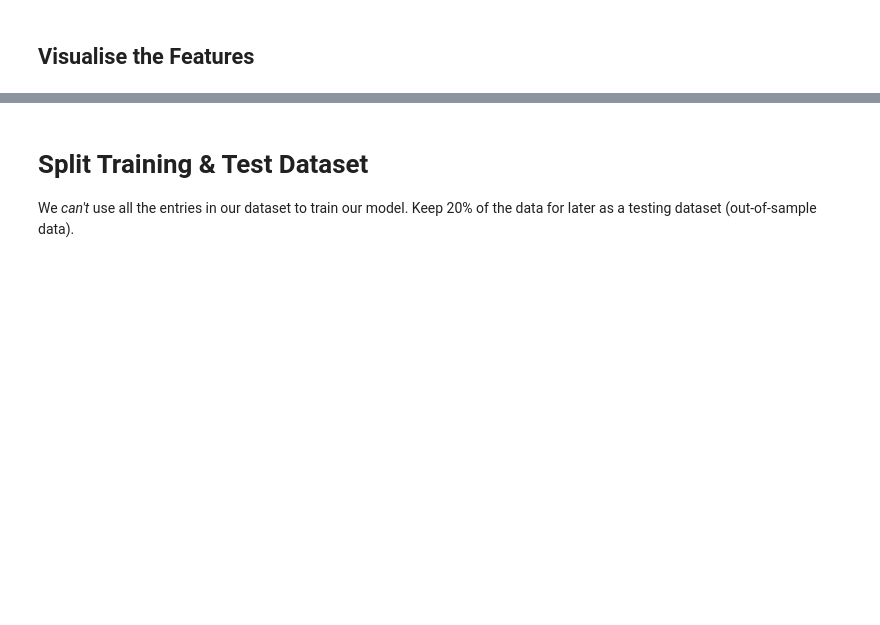
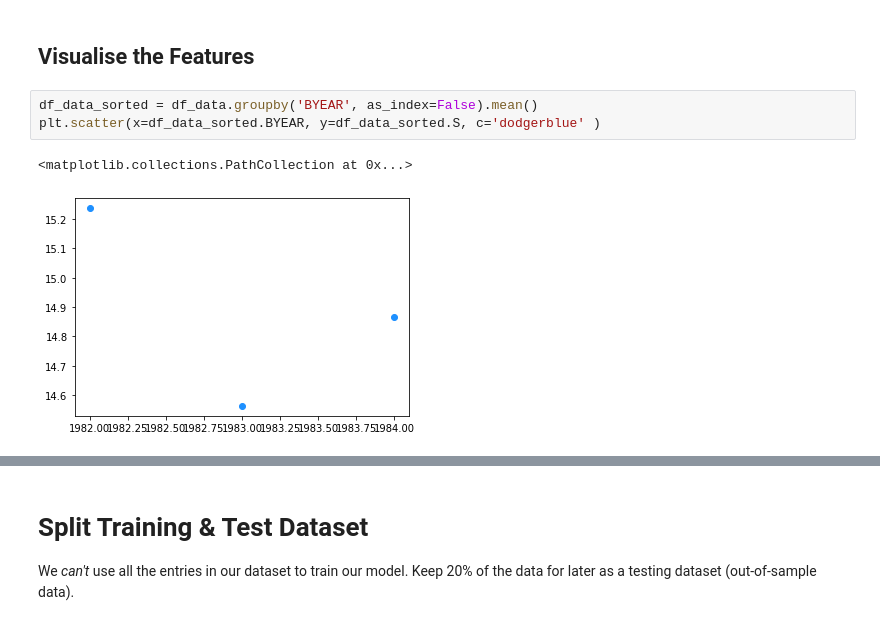
Before and after one commit to alex-coch/100-Days-of-Code---The-Complete-Python-Pro-Bootcamp-for-2021, a Jupyter notebook: 100-Predict Earnings using Multivariable Regression/Determinants_of_Earnings_(start).ipynb, the cells around one changed output, grey strips where cells are left out. Cells and saved outputs as stored; diff of their text form; blank space fills up the shorter version.

```diff
--- a/100-Predict Earnings using Multivariable Regression/Determinants_of_Earnings_(start).ipynb
+++ b/100-Predict Earnings using Multivariable Regression/Determinants_of_Earnings_(start).ipynb
@@ -118,2 +161,8 @@ False
 # %% [markdown]
 ## Visualise the Features
+# %%
+df_data_sorted = df_data.groupby('BYEAR', as_index=False).mean()
+plt.scatter(x=df_data_sorted.BYEAR, y=df_data_sorted.S, c='dodgerblue' )
+# %% [output]
+<matplotlib.collections.PathCollection at 0x...>
+[figure, added]
```
Also changed, not shown: parts of 8 cells of this notebook.
